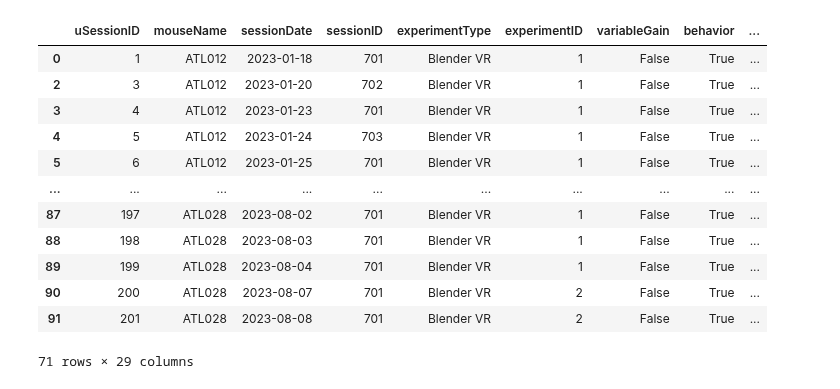
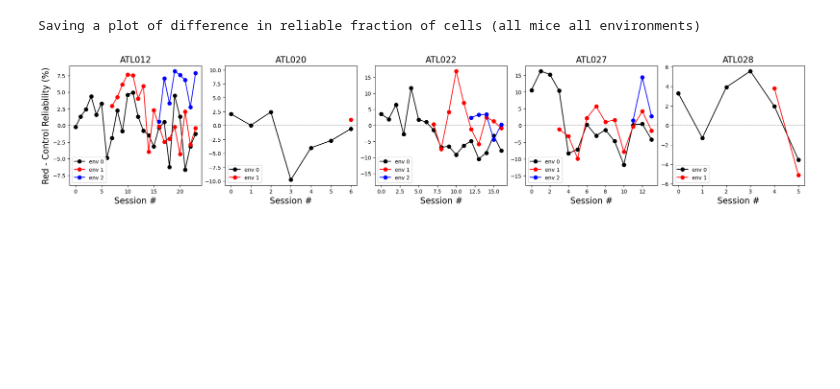
Before and after one commit to landoskape/vrAnalysis, a Jupyter notebook: testingPipelineFunctions.ipynb, the cells around one changed output. Saved outputs shown, nothing was run; the diff lists cells and outputs as text; code cells hidden in the pictures; blank space fills up the shorter version.

```diff
--- a/testingPipelineFunctions.ipynb
+++ b/testingPipelineFunctions.ipynb
@@ -180,34 +79,11 @@ Operation: >
-# %%
-ignoreScratched = True
-kwConditions={'experimentID':(0,'>')}
-
-fieldNames, tableData = vrdb.tableData()
-df = pd.DataFrame.from_records(tableData, columns=fieldNames)
-
-if ignoreScratched: df = df[df['sessionQC']]
-
-
-if kwConditions:
-    for key, val in kwConditions.items():
-        assert key in fieldNames, f"{key} is not a column name in {self.tableName}"
-        if not isinstance(val, tuple):
-            kwConditions[key] = (val, '==')
-    # for
-    query = " & ".join([f"`{key}`{val[1]}{val[0]!r}" for key, val in kwConditions.items()])
-    df = df.query(query)
-
-df
-# %% [output]
-|  | uSessionID | mouseName | sessionDate | sessionID | experimentType | experimentID | variableGain | behavior | ... |
-| 0 | 1 | ATL012 | 2023-01-18 | 701 | Blender VR | 1 | False | True | ... |
-| 2 | 3 | ATL012 | 2023-01-20 | 702 | Blender VR | 1 | False | True | ... |
-| 3 | 4 | ATL012 | 2023-01-23 | 701 | Blender VR | 1 | False | True | ... |
-| 4 | 5 | ATL012 | 2023-01-24 | 703 | Blender VR | 1 | False | True | ... |
-| 5 | 6 | ATL012 | 2023-01-25 | 701 | Blender VR | 1 | False | True | ... |
-| ... | ... | ... | ... | ... | ... | ... | ... | ... | ... |
-| 87 | 197 | ATL028 | 2023-08-02 | 701 | Blender VR | 1 | False | True | ... |
-| 88 | 198 | ATL028 | 2023-08-03 | 701 | Blender VR | 1 | False | True | ... |
-| 89 | 199 | ATL028 | 2023-08-04 | 701 | Blender VR | 1 | False | True | ... |
-| 90 | 200 | ATL028 | 2023-08-07 | 701 | Blender VR | 2 | False | True | ... |
-| 91 | 201 | ATL028 | 2023-08-08 | 701 | Blender VR | 2 | False | True | ... |
-71 rows × 29 columns
+# %%
+ises = vrdb.iterSessions(mouseName=('ATL023','!='), experimentID=(0, '>'), imaging=True, vrRegistration=True)
+ipcss = []
+for ses in tqdm(ises):
+    ipcss.append(analysis.placeCellSingleSession(ses))
+    ses.clearBuffer(ipcss[-1].onefile)
+# %%
+analysis.plot_reliable_difference(cutoffs=(0.3, 0.5), withSave=True, ises=ises, ipcss=ipcss)
+# %% [output]
+Saving a plot of difference in reliable fraction of cells (all mice all environments)
+[figure, added]
```
Also changed, not shown: parts of 28 cells of this notebook, 2 other files.
